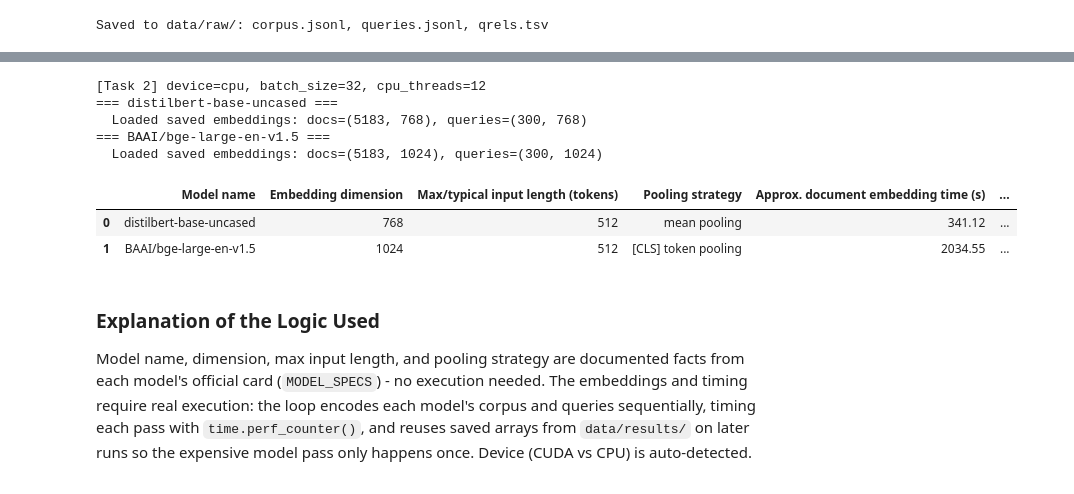
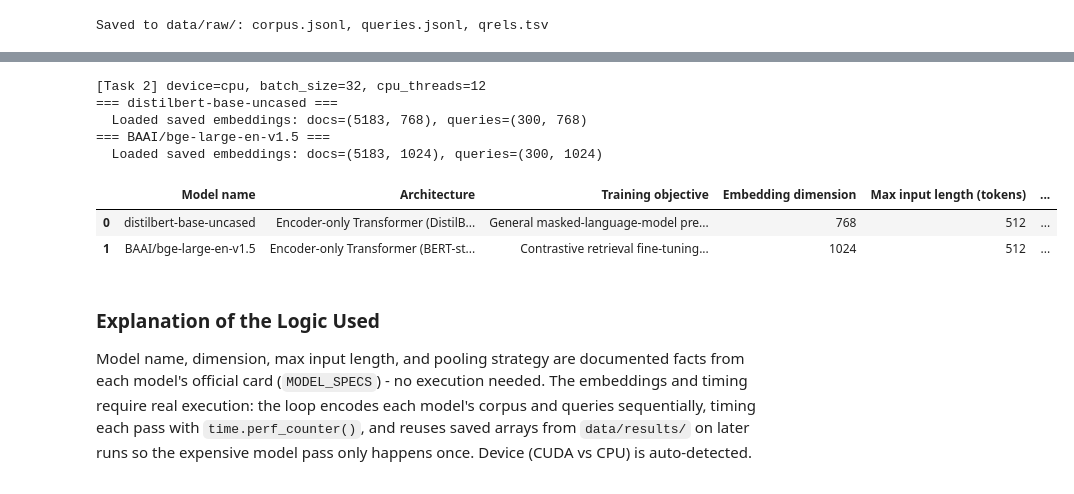
Before and after one commit to sanjaykumarpushadapu/MTech, a Jupyter notebook: 2026-2027-Sem1/AIMLCZG521-ConversationalAI/ass-1/PS2_Group129.ipynb, the cells around one changed output, grey strips where cells are left out. Drawn from its saved outputs; the diff is of its cells as text; code cells hidden in the pictures.

```diff
--- a/2026-2027-Sem1/AIMLCZG521-ConversationalAI/ass-1/PS2_Group129.ipynb
+++ b/2026-2027-Sem1/AIMLCZG521-ConversationalAI/ass-1/PS2_Group129.ipynb
@@ -226,7 +226,7 @@ def _find_data_raw():
     # the assignment folder, its parent folder, or a hosted lab workspace.
     for base in (os.path.join("data", "raw"), os.path.join("..", "data", "raw"),
                  os.path.join("ass-1", "data", "raw")):
-        if all(os.path.exists(os.path.join(base, f)) for f in RAW_FILES):
+        if all(os.path.exists(os.path.join(base, file_name)) for file_name in RAW_FILES):
             return base
     return None
 
@@ -284,7 +284,7 @@ def load_beir_scifact():
         corpus_df.to_json(os.path.join(cache_dir, "corpus.jsonl"), orient="records", lines=True)
         queries_df.to_json(os.path.join(cache_dir, "queries.jsonl"), orient="records", lines=True)
         qrels_df.to_csv(os.path.join(cache_dir, "qrels.tsv"), sep="\t", index=False)
-        print(f"[info] Cached downloaded SciFact files in {cache_dir}/")
+        print(f"[info] Cached downloaded SciFact files in {_display_path(cache_dir, True)}")
 
     return corpus_df, queries_df, qrels_df
 
@@ -405,9 +438,8 @@ Encoder-only transformers use bidirectional self-attention — every token's rep
 # %%
-# Purpose: for each model, record documented facts (dimension, pooling,
-# max length), then embed the corpus + queries. Saves embeddings to
-# data/results/ and reuses them on later runs (no model/network needed once
-# generated). Records execution status without fabricating results when a
-# model is unavailable.
+# Purpose: for each model, record documented facts (architecture, training objective,
+# dimension, pooling, max length), then embed the corpus + queries. Saves embeddings
+# to data/results/ and reuses them on later runs (no model/network needed once
+# generated). Records execution status without fabricating results when a model is unavailable.
 import gc
 import os, json, time
 import numpy as np
@@ -416,8 +448,22 @@ import pandas as pd
 # Keep model metadata in one place so the experiment table and cache validation
 # use the same dimensions, pooling descriptions, and input-length limits.
 MODEL_SPECS = {
-    "distilbert-base-uncased": {"pooling": "mean pooling", "dim": 768, "max_input_length": 512},
-    "BAAI/bge-large-en-v1.5": {"pooling": "[CLS] token pooling", "dim": 1024, "max_input_length": 512},
+    "distilbert-base-uncased": {
+        "architecture": "Encoder-only Transformer (DistilBERT)",
+        "training_objective": "General masked-language-model pre-training; not retrieval fine-tuned",
+        "pooling": "mean pooling",
+        "dim": 768,
+        "max_input_length": 512,
+        "retrieval_suitability": "General semantic baseline; pooling is added for sentence embeddings",
+    },
+    "BAAI/bge-large-en-v1.5": {
+        "architecture": "Encoder-only Transformer (BERT-style)",
+        "training_objective": "Contrastive retrieval fine-tuning for query-passage similarity",
+        "pooling": "[CLS] token pooling",
+        "dim": 1024,
+        "max_input_length": 512,
+        "retrieval_suitability": "Purpose-built dense retrieval encoder",
+    },
 }
 
 os.makedirs("data/results", exist_ok=True)
@@ -530,40 +576,43 @@ for model_name, spec in MODEL_SPECS.items():
     json.dump(query_ids, open("data/results/query_ids.json", "w", encoding="utf-8"))
     timings[model_name] = {"documents_s": round(result["documents_s"], 2),
                             "queries_s": round(result["queries_s"], 2), "device": DEVICE,
                             "batch_size": BATCH_SIZE, "cpu_threads": CPU_THREADS,
                             "max_seq_length": spec["max_input_length"],
                             "parallel_models": False, "parallel_batches": False,
                             "batch_workers": 1, "chunk_size": None}
     json.dump(timings, open(TIMINGS_PATH, "w", encoding="utf-8"), indent=2)
     model_records[model_name] = {"elapsed": result["documents_s"]}
     print(f"  Generated + saved: docs={doc_emb.shape}, queries={qry_emb.shape}, "
           f"time={result['documents_s']:.1f}s")
 
-# Build a compact comparison table from the documented specifications and the
-# measured execution time. Missing timings remain explicit instead of invented.
+# Build a compact comparison table from documented architecture/objective facts
+# and measured execution time. Missing timings remain explicit instead of invented.
 comparison_rows = []
 for model_name, spec in MODEL_SPECS.items():
     elapsed = model_records.get(model_name, {}).get("elapsed")
     comparison_rows.append({
         "Model name": model_name,
+        "Architecture": spec["architecture"],
+        "Training objective": spec["training_objective"],
         "Embedding dimension": spec["dim"],
-        "Max/typical input length (tokens)": spec["max_input_length"],
+        "Max input length (tokens)": spec["max_input_length"],
         "Pooling strategy": spec["pooling"],
-        "Approx. document embedding time (s)": round(float(elapsed), 2) if elapsed is not None else None,
+        "Retrieval suitability": spec["retrieval_suitability"],
+        "Document embedding time (s)": round(float(elapsed), 2) if elapsed is not None else None,
         "Timing status": "Executed" if elapsed is not None else "Execution required before submission",
     })
 
 comparison_df = pd.DataFrame(comparison_rows)
 comparison_df
 # %% [output]
 [Task 2] device=cpu, batch_size=32, cpu_threads=12
 === distilbert-base-uncased ===
   Loaded saved embeddings: docs=(5183, 768), queries=(300, 768)
 === BAAI/bge-large-en-v1.5 ===
   Loaded saved embeddings: docs=(5183, 1024), queries=(300, 1024)
-|  | Model name | Embedding dimension | Max/typical input length (tokens) | Pooling strategy | Approx. document embedding time (s) | ... |
-| 0 | distilbert-base-uncased | 768 | 512 | mean pooling | 341.12 | ... |
-| 1 | BAAI/bge-large-en-v1.5 | 1024 | 512 | [CLS] token pooling | 2034.55 | ... |
+|  | Model name | Architecture | Training objective | Embedding dimension | Max input length (tokens) | ... |
+| 0 | distilbert-base-uncased | Encoder-only Transformer (DistilB... | General masked-language-model pre... | 768 | 512 | ... |
+| 1 | BAAI/bge-large-en-v1.5 | Encoder-only Transformer (BERT-st... | Contrastive retrieval fine-tuning... | 1024 | 512 | ... |
 # %% [markdown]
 ### Explanation of the Logic Used
 
```
Also changed, not shown: parts of 18 cells of this notebook, 1 other file.
